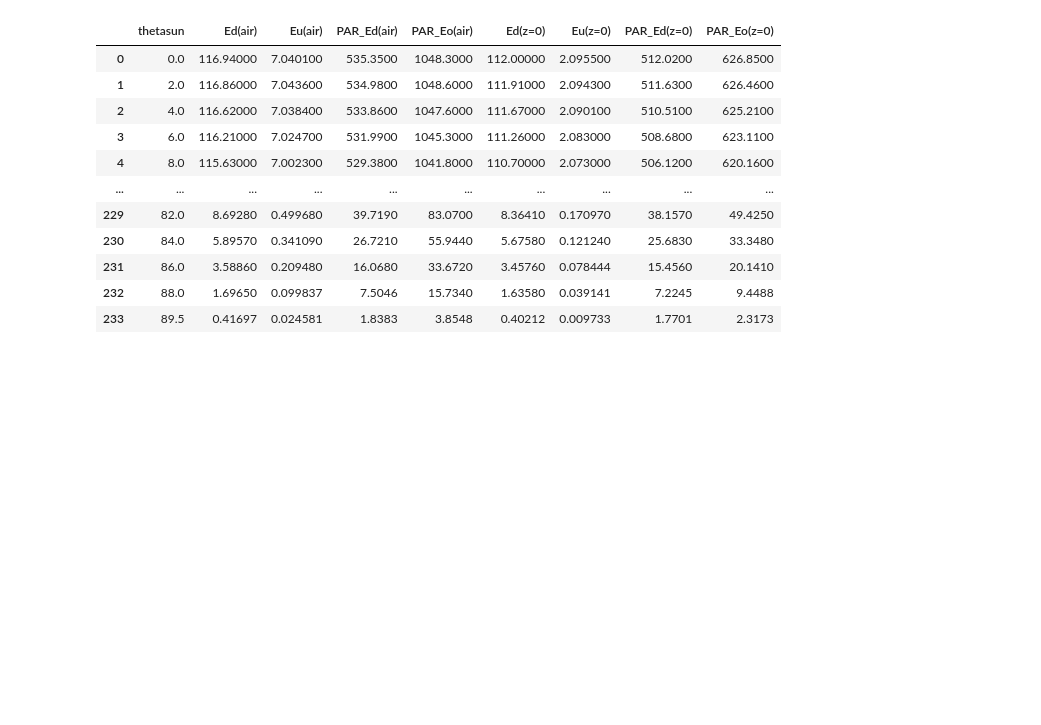
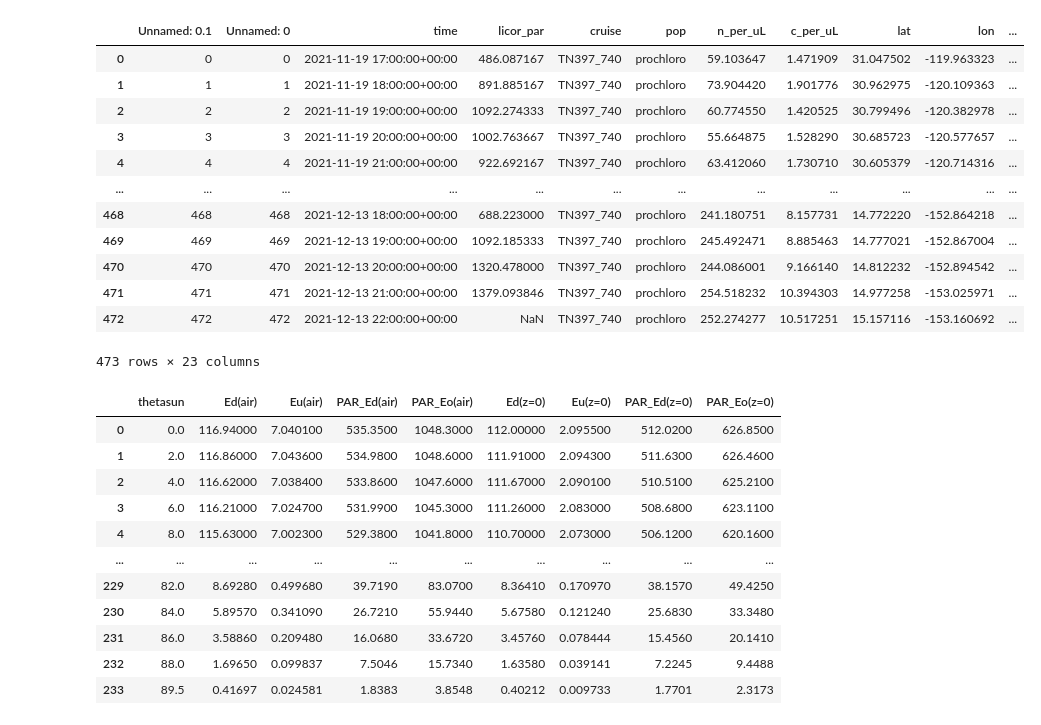
Before and after one commit to kpc02/SACNAS-2023-project, a Jupyter notebook: matlab_script.ipynb, the cells around one changed output. Drawn from its saved outputs; the diff is of its cells as text; code cells hidden in the pictures; blank space fills up the shorter version.

Commit message:
updating notebook with air-sea transmission column added

```diff
--- a/matlab_script.ipynb
+++ b/matlab_script.ipynb
@@ -10,6 +10,23 @@ import plotly.express as px
 from scipy.interpolate import griddata
 # %%
 skip = np.arange(0, 11).tolist() + np.arange(12, 15).tolist()
+# %%
+g4_air_sea = pd.read_csv('merged_with_transmission.csv')
+g4_air_sea
+# %% [output]
+|  | Unnamed: 0.1 | Unnamed: 0 | time | licor_par | cruise | pop | n_per_uL | c_per_uL | lat | lon | ... |
+| 0 | 0 | 0 | 2021-11-19 17:00:00+00:00 | 486.087167 | TN397_740 | prochloro | 59.103647 | 1.471909 | 31.047502 | -119.963323 | ... |
+| 1 | 1 | 1 | 2021-11-19 18:00:00+00:00 | 891.885167 | TN397_740 | prochloro | 73.904420 | 1.901776 | 30.962975 | -120.109363 | ... |
+| 2 | 2 | 2 | 2021-11-19 19:00:00+00:00 | 1092.274333 | TN397_740 | prochloro | 60.774550 | 1.420525 | 30.799496 | -120.382978 | ... |
+| 3 | 3 | 3 | 2021-11-19 20:00:00+00:00 | 1002.763667 | TN397_740 | prochloro | 55.664875 | 1.528290 | 30.685723 | -120.577657 | ... |
+| 4 | 4 | 4 | 2021-11-19 21:00:00+00:00 | 922.692167 | TN397_740 | prochloro | 63.412060 | 1.730710 | 30.605379 | -120.714316 | ... |
+| ... | ... | ... | ... | ... | ... | ... | ... | ... | ... | ... | ... |
+| 468 | 468 | 468 | 2021-12-13 18:00:00+00:00 | 688.223000 | TN397_740 | prochloro | 241.180751 | 8.157731 | 14.772220 | -152.864218 | ... |
+| 469 | 469 | 469 | 2021-12-13 19:00:00+00:00 | 1092.185333 | TN397_740 | prochloro | 245.492471 | 8.885463 | 14.777021 | -152.867004 | ... |
+| 470 | 470 | 470 | 2021-12-13 20:00:00+00:00 | 1320.478000 | TN397_740 | prochloro | 244.086001 | 9.166140 | 14.812232 | -152.894542 | ... |
+| 471 | 471 | 471 | 2021-12-13 21:00:00+00:00 | 1379.093846 | TN397_740 | prochloro | 254.518232 | 10.394303 | 14.977258 | -153.025971 | ... |
+| 472 | 472 | 472 | 2021-12-13 22:00:00+00:00 | NaN | TN397_740 | prochloro | 252.274277 | 10.517251 | 15.157116 | -153.160692 | ... |
+473 rows × 23 columns
 # %%
 ## also skip 13 and 14
 mat_code = pd.read_csv('SZA_Cloudy_Chl0p5_fixed.txt', delimiter = '  ', skiprows = skip)
```
Also changed, not shown: parts of 6 cells of this notebook, 1 other file.
